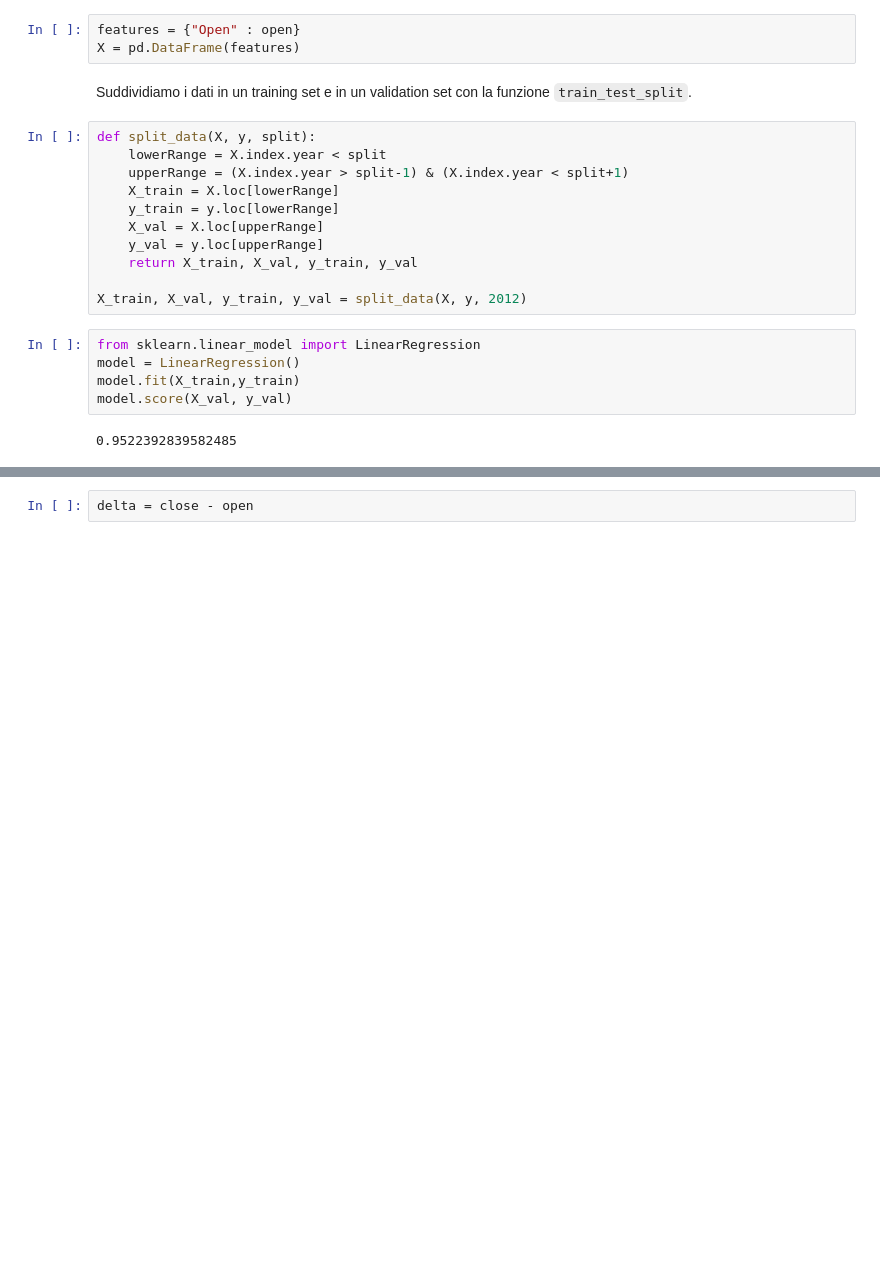
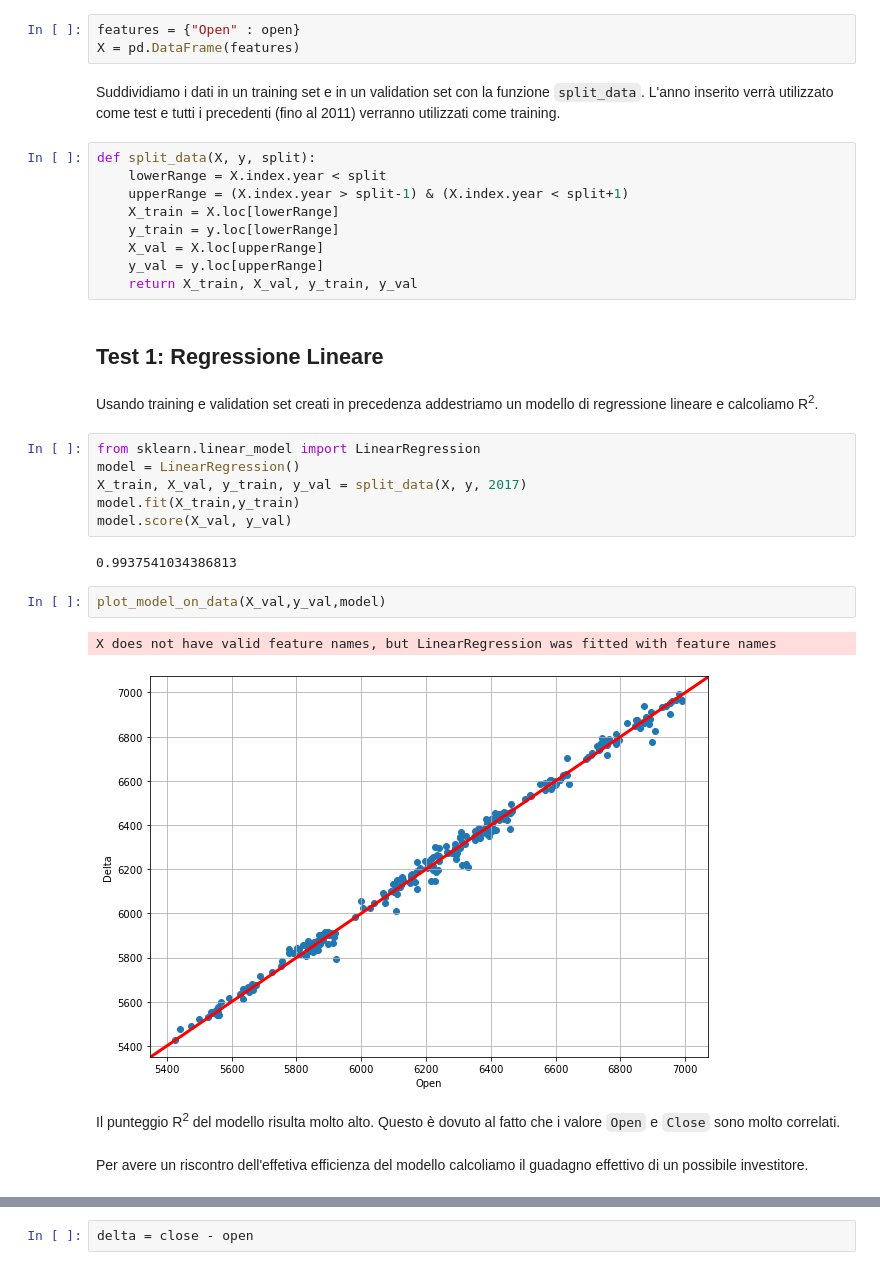
Before and after one commit to Morlenza/Nasdaq_prediction, a Jupyter notebook: PredizioneNasdaq.ipynb, the cells around one changed output, grey strips where cells are left out. Drawn from its saved outputs; the diff is of its cells as text; blank space fills up the shorter version.

```diff
--- a/PredizioneNasdaq.ipynb
+++ b/PredizioneNasdaq.ipynb
@@ -158,7 +158,7 @@ Attualmente l'unica feature utilizzabile è il valore `open`.
 features = {"Open" : open}
 X = pd.DataFrame(features)
 # %% [markdown]
-Suddividiamo i dati in un training set e in un validation set con la funzione `train_test_split`.
+Suddividiamo i dati in un training set e in un validation set con la funzione `split_data`. L'anno inserito verrà utilizzato come test e tutti i precedenti (fino al 2011) verranno utilizzati come training.
 # %%
 def split_data(X, y, split):
     lowerRange = X.index.year < split
@@ -168,12 +168,24 @@ def split_data(X, y, split):
     X_val = X.loc[upperRange]
     y_val = y.loc[upperRange]
     return X_train, X_val, y_train, y_val
-
-X_train, X_val, y_train, y_val = split_data(X, y, 2012)
+# %% [markdown]
+## Test 1: Regressione Lineare
+# %% [markdown]
+Usando training e validation set creati in precedenza addestriamo un modello di regressione lineare e calcoliamo R<sup>2</sup>.
 # %%
 from sklearn.linear_model import LinearRegression
 model = LinearRegression()
+X_train, X_val, y_train, y_val = split_data(X, y, 2017)
 model.fit(X_train,y_train)
 model.score(X_val, y_val)
 # %% [output]
-0.9522392839582485
+0.9937541034386813
+# %%
+plot_model_on_data(X_val,y_val,model)
+# %% [output]
+X does not have valid feature names, but LinearRegression was fitted with feature names
+[figure, added]
+# %% [markdown]
+Il punteggio R<sup>2</sup> del modello risulta molto alto. Questo è dovuto al fatto che i valore `Open` e `Close` sono molto correlati.
+# %% [markdown]
+Per avere un riscontro dell'effetiva efficienza del modello calcoliamo il guadagno effettivo di un possibile investitore.
```
Also changed, not shown: parts of 38 cells of this notebook.
